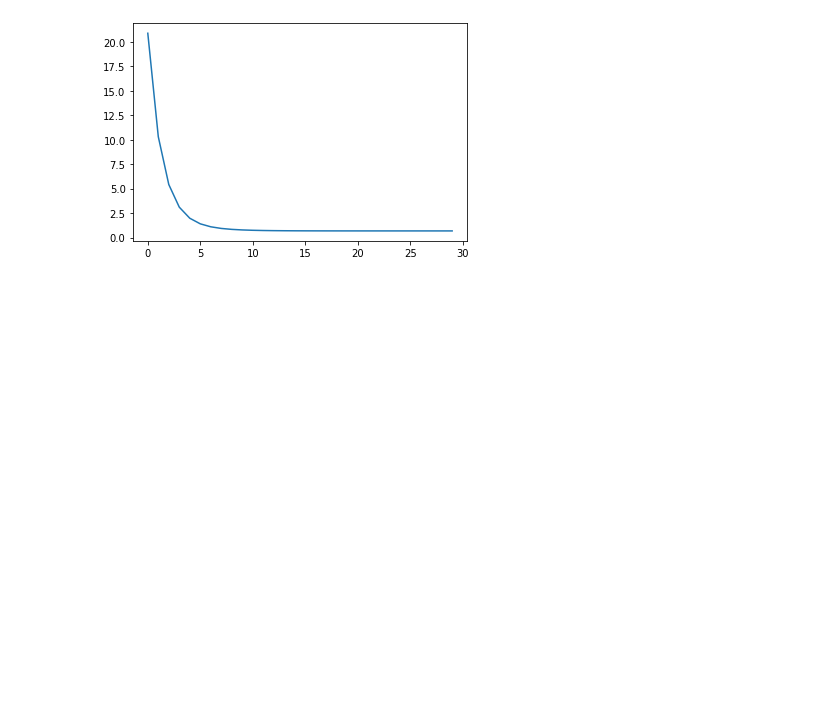
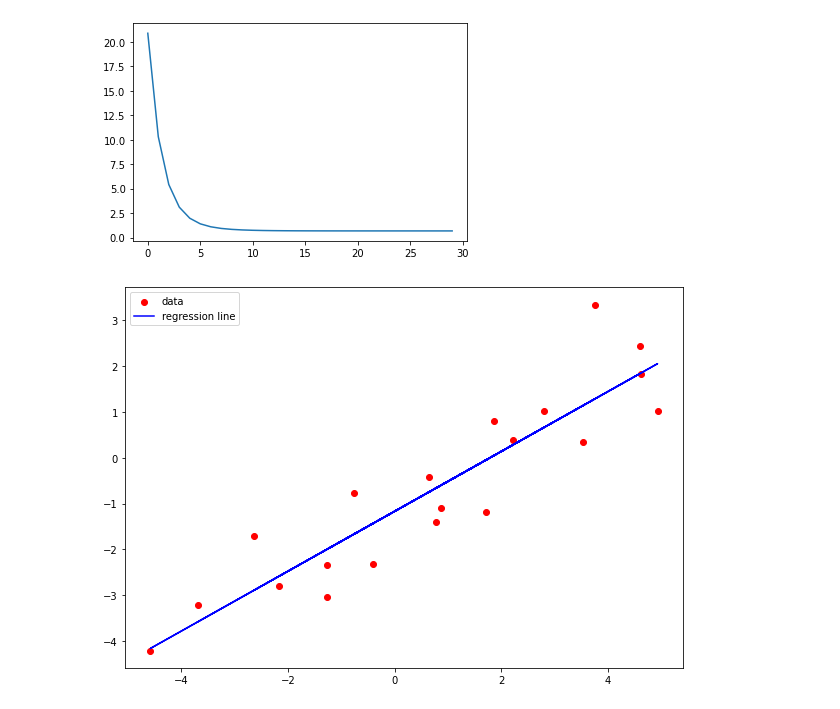
Before and after one commit to mirpouya/Introduction-to-PyTorch, a Jupyter notebook: PyTorch_Intro.ipynb, the cells around one changed output. Drawn from its saved outputs; the diff is of its cells as text; code cells hidden in the pictures; blank space fills up the shorter version.

```diff
--- a/PyTorch_Intro.ipynb
+++ b/PyTorch_Intro.ipynb
@@ -185,3 +185,20 @@ plt.plot(losses)
 # %% [output]
 [<matplotlib.lines.Line2D at 0x...>]
 [figure]
+# %%
+# plotting regression line
+
+"""
+ still model is attached to computational graph of PyTorch, we have to detach it to convert its data to numpy
+ to work with matplotlib we need numpy arrays
+ so we must convert PyTorch data to numpy
+ """
+
+plt.figure(figsize=(10,7))
+y_hat = model(inputs).detach().numpy()
+plt.scatter(X, y, color="red", label="data")
+plt.plot(X, y_hat, color="blue", label="regression line")
+plt.legend()
+plt.show()
+# %% [output]
+[figure, added]
```
Also changed, not shown: parts of 10 cells of this notebook.
